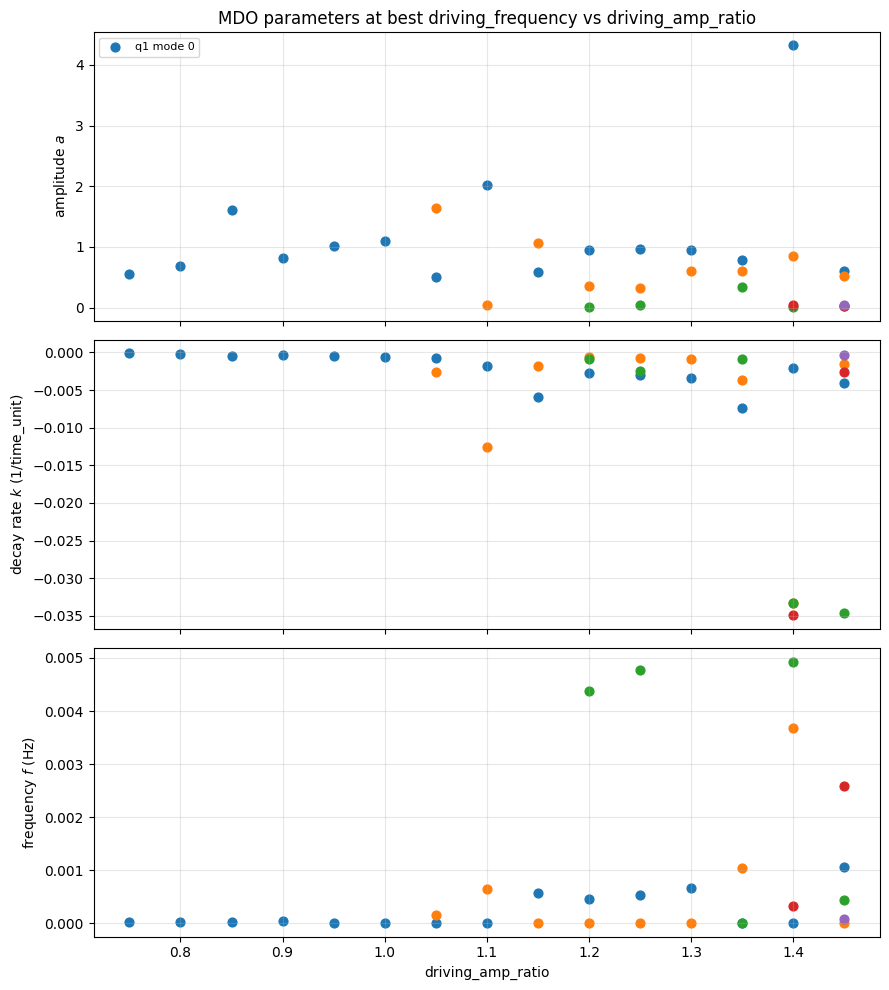
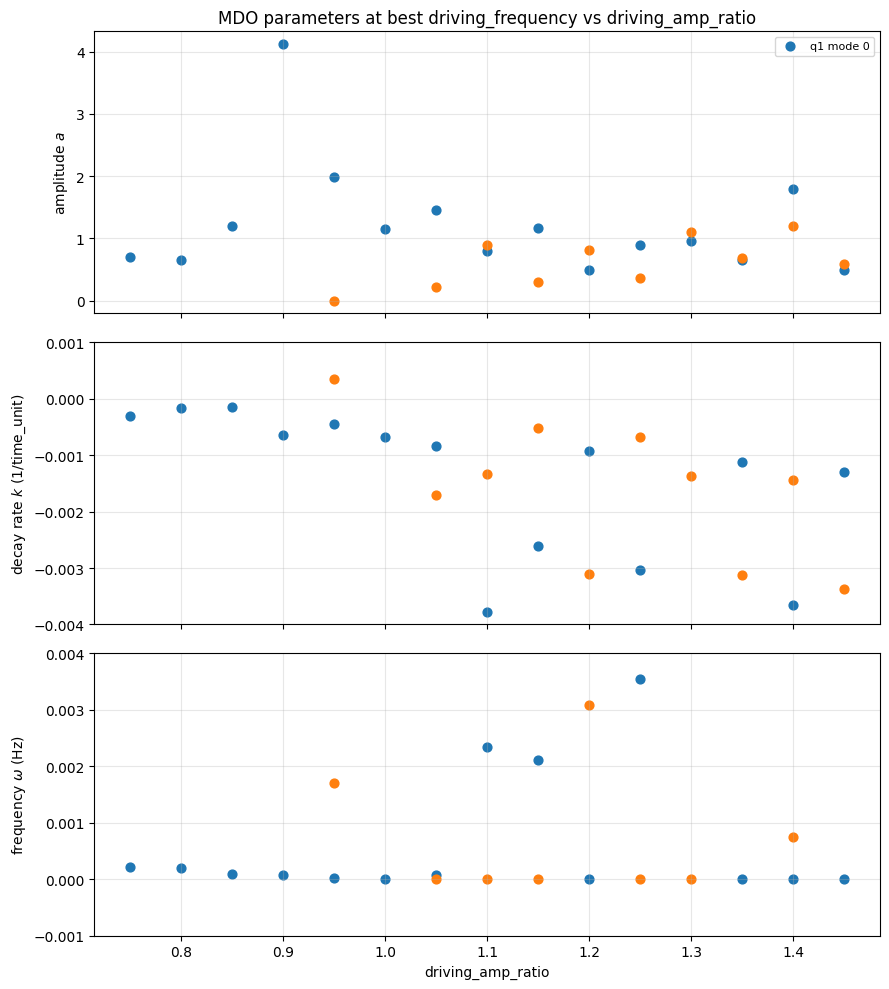
The change to this notebook cell's code, shown as a diff; its figure went from the first image to the second:
--- before
+++ after
@@ -12,5 +12,5 @@
             axes2[0].scatter(d['amp'], m['a'], color=color, marker=marker, s=40, label=lbl)
             axes2[1].scatter(d['amp'], m['k'], color=color, marker=marker, s=40, label=lbl)
-            axes2[2].scatter(d['amp'], m['f'], color=color, marker=marker, s=40, label=lbl)
+            axes2[2].scatter(d['amp'], m['f']*2*np.pi, color=color, marker=marker, s=40, label=lbl)
 axes2[0].set_ylabel('amplitude $a$')
 axes2[0].set_title('MDO parameters at best driving_frequency vs driving_amp_ratio')
@@ -18,6 +18,8 @@
 axes2[0].legend(fontsize=8, loc='best')
 axes2[1].set_ylabel('decay rate $k$ (1/time_unit)')
+axes2[1].set_ylim(-0.004, 0.001)
 axes2[1].grid(True, alpha=0.3)
-axes2[2].set_ylabel('frequency $f$ (Hz)')
+axes2[2].set_ylabel('frequency $\omega$ (Hz)')
+axes2[2].set_ylim(-0.001, 0.004)
 axes2[2].set_xlabel('driving_amp_ratio')
 axes2[2].grid(True, alpha=0.3)

Commit: EP update